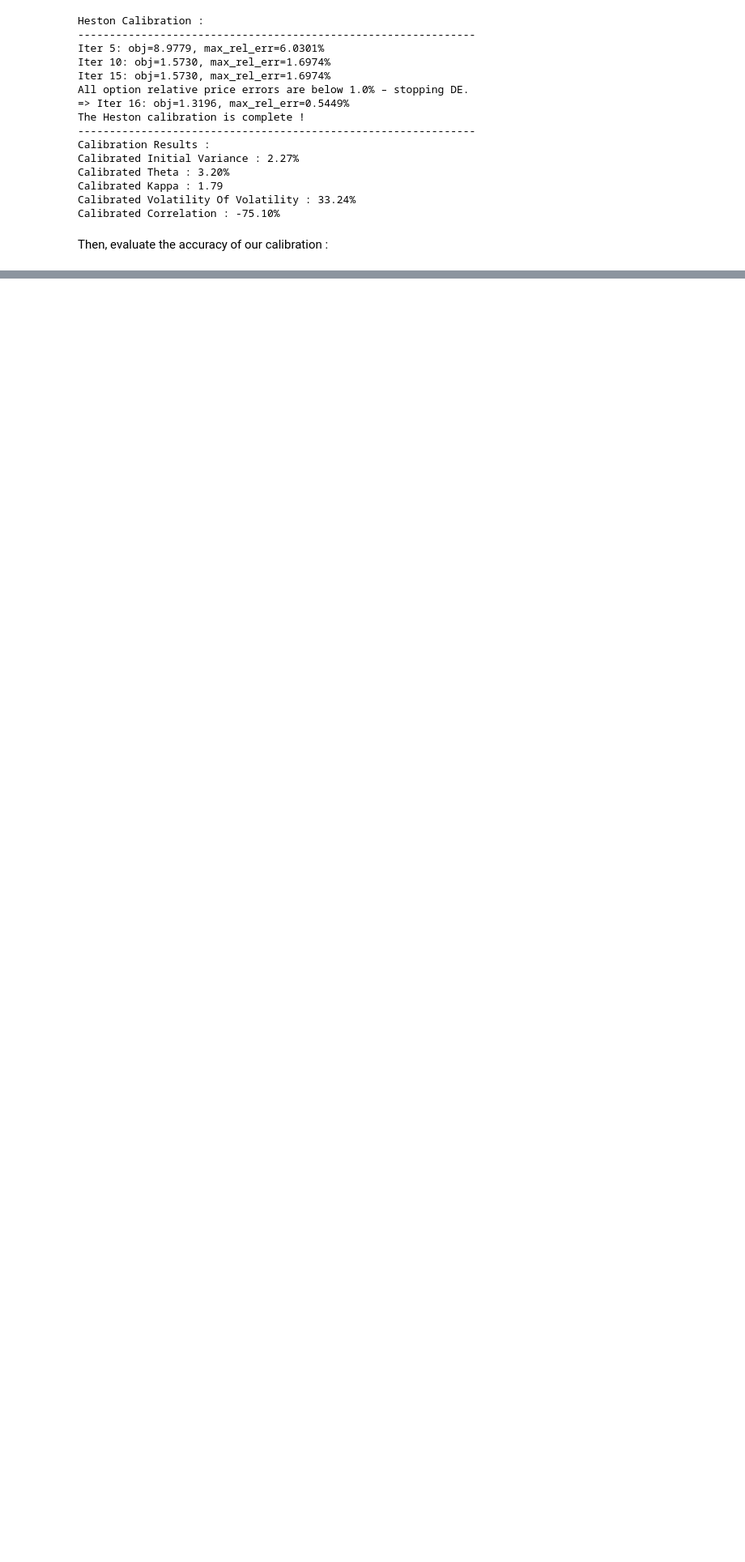
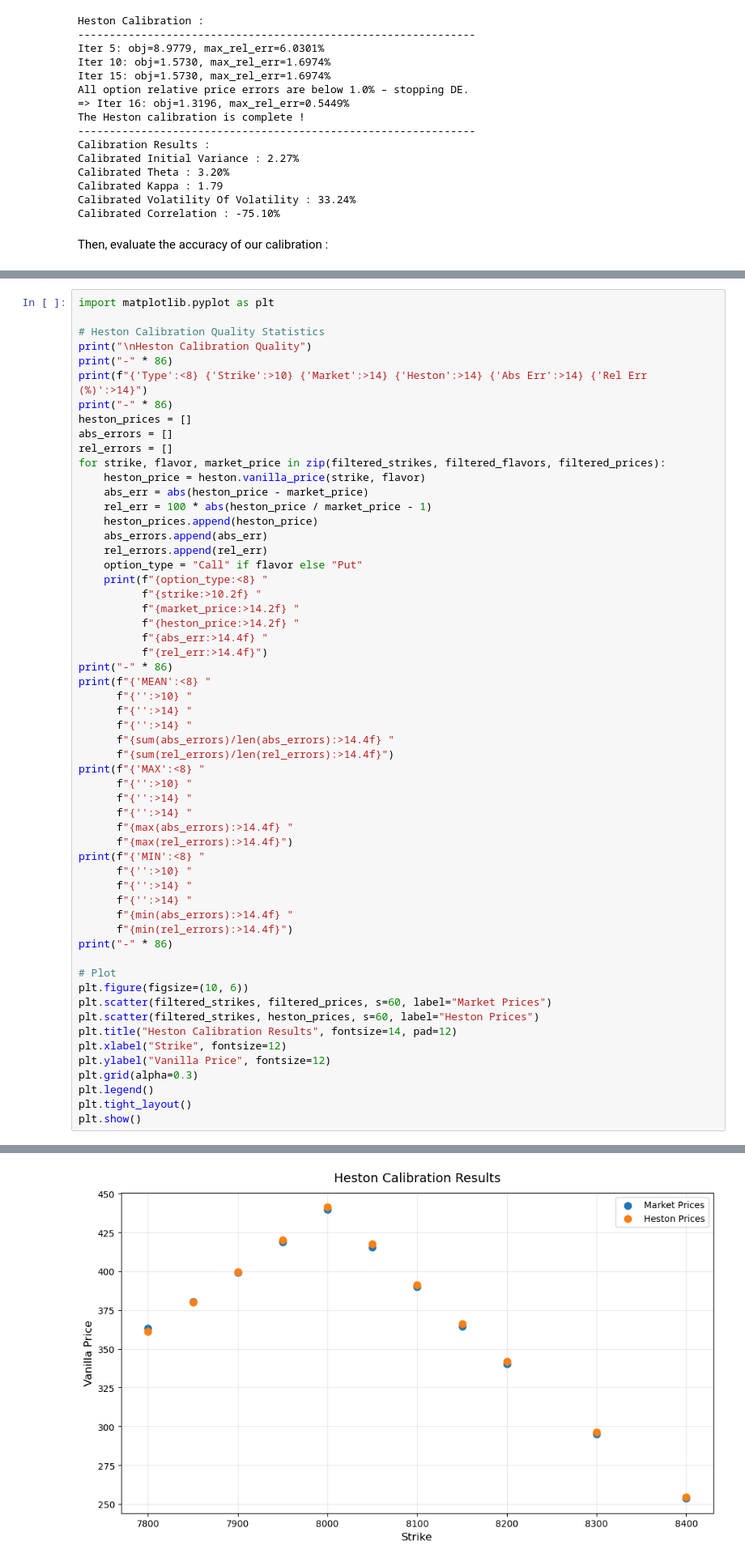
Before and after one commit to Idriss-Afra/Heston-Stochastic-Volatility-Model, a Jupyter notebook: Heston Stochastic Volatility Model.ipynb, the cells around one changed output, grey strips where cells are left out. Shown at 81% size. Cells and saved outputs as stored; diff of their text form; blank space fills up the shorter version.

Commit message:
Heston Model (1993)

```diff
--- a/Heston Stochastic Volatility Model.ipynb
+++ b/Heston Stochastic Volatility Model.ipynb
@@ -797,0 +754,58 @@ Calibration Error : 0.39%
+# %%
+import matplotlib.pyplot as plt
+
+# Heston Calibration Quality Statistics
+print("\nHeston Calibration Quality")
+print("-" * 86)
+print(f"{'Type':<8} {'Strike':>10} {'Market':>14} {'Heston':>14} {'Abs Err':>14} {'Rel Err (%)':>14}")
+print("-" * 86)
+heston_prices = []
+abs_errors = []
+rel_errors = []
+for strike, flavor, market_price in zip(filtered_strikes, filtered_flavors, filtered_prices):
+    heston_price = heston.vanilla_price(strike, flavor)
+    abs_err = abs(heston_price - market_price)
+    rel_err = 100 * abs(heston_price / market_price - 1)
+    heston_prices.append(heston_price)
+    abs_errors.append(abs_err)
+    rel_errors.append(rel_err)
+    option_type = "Call" if flavor else "Put"
+    print(f"{option_type:<8} "
+          f"{strike:>10.2f} "
+          f"{market_price:>14.2f} "
+          f"{heston_price:>14.2f} "
+          f"{abs_err:>14.4f} "
+          f"{rel_err:>14.4f}")
+print("-" * 86)
+print(f"{'MEAN':<8} "
+      f"{'':>10} "
+      f"{'':>14} "
+      f"{'':>14} "
+      f"{sum(abs_errors)/len(abs_errors):>14.4f} "
+      f"{sum(rel_errors)/len(rel_errors):>14.4f}")
+print(f"{'MAX':<8} "
+      f"{'':>10} "
+      f"{'':>14} "
+      f"{'':>14} "
+      f"{max(abs_errors):>14.4f} "
+      f"{max(rel_errors):>14.4f}")
+print(f"{'MIN':<8} "
+      f"{'':>10} "
+      f"{'':>14} "
+      f"{'':>14} "
+      f"{min(abs_errors):>14.4f} "
+      f"{min(rel_errors):>14.4f}")
+print("-" * 86)
+
+# Plot
+plt.figure(figsize=(10, 6))
+plt.scatter(filtered_strikes, filtered_prices, s=60, label="Market Prices")
+plt.scatter(filtered_strikes, heston_prices, s=60, label="Heston Prices")
+plt.title("Heston Calibration Results", fontsize=14, pad=12)
+plt.xlabel("Strike", fontsize=12)
+plt.ylabel("Vanilla Price", fontsize=12)
+plt.grid(alpha=0.3)
+plt.legend()
+plt.tight_layout()
+plt.show()
+# %% [output]
@@ -798,3 +832,4 @@ Calibration Error : 0.39%
+[figure, added]
 # %% [markdown]
 The calibrated Heston parameters provide a coherent picture of the CAC40 options market on 12 Feb 2025, consistent with a relatively calm and low-vol environment for European equities. The initial variance ($v_0 \approx 2.27\%$) implies a current spot volatility around $15\%$, in line with the ATM-vol level and the low-vol regime. The long-run variance ($\theta \approx 3.20\%$) corresponds to a long-run volatility near $18\%$, indicating the market was pricing a moderate drift upward in variance over the $10$-month horizon rather than a sharp regime change. The mean-reversion speed ($\kappa \approx 1.79$) implies a variance half-life of roughly $4$-$5$ months, so variance is expected to adjust at a moderate pace toward its long-run level.
 <br>The volatility of volatility ($\sigma \approx 33.24\%$) suggests a meaningful, but not extreme, degree of stochastic variance fluctuations, supporting smile curvature and some tail risk. The strongly negative correlation ($\rho \approx -75.10\%$) captures a material downside skew and the equity leverage effect, consistent with larger implied moves on sell-offs coinciding with volatility increases. <br>Overall, if the fit remains tight (e.g., pricing errors below about $1\%$ across strikes), the calibration can be viewed as financially meaningful and internally consistent.
```
Also changed, not shown: parts of 2 cells of this notebook.
